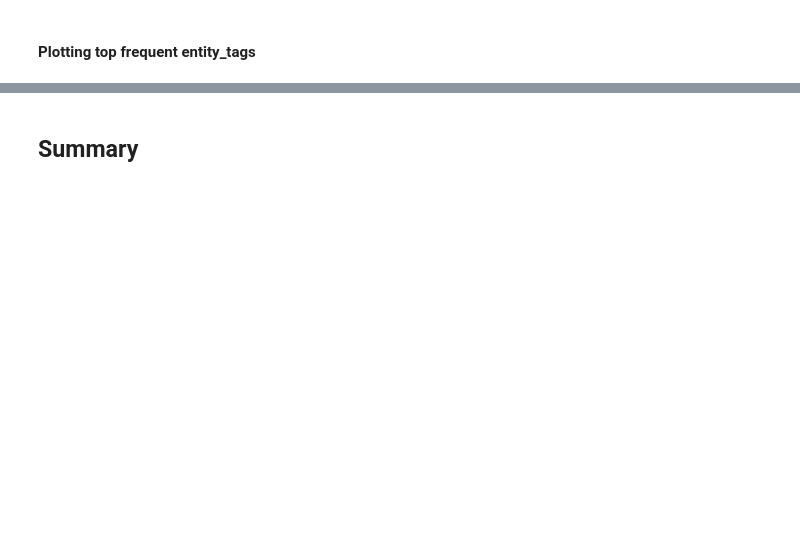
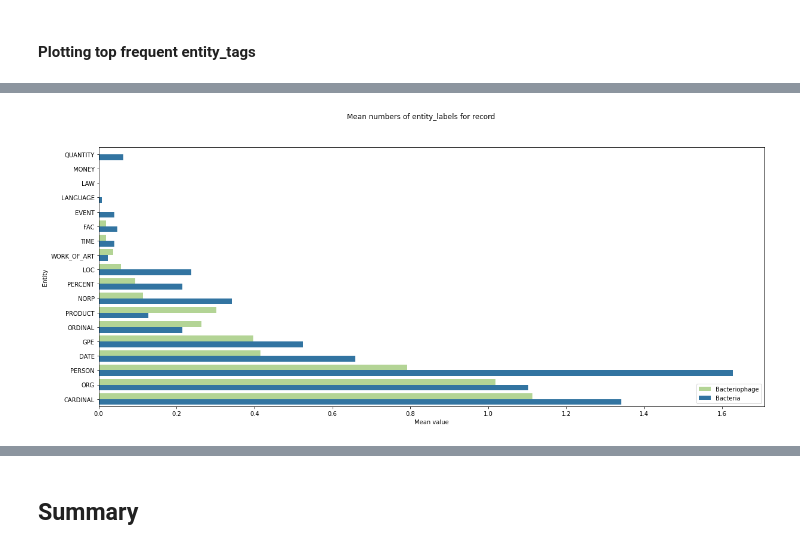
Before and after one commit to Eitams/NLP_Exercise, a Jupyter notebook: NLP_EDA.ipynb, the cells around one changed output, grey strips where cells are left out. Drawn from its saved outputs; the diff is of its cells as text; code cells hidden in the pictures; blank space fills up the shorter version.

```diff
--- a/NLP_EDA.ipynb
+++ b/NLP_EDA.ipynb
@@ -602,0 +543,17 @@ We should look for a different model which fit better with our type of data or c
+# %%
+df["entity_types"] = df["entity_tags"].apply(lambda x: entity_count(x))
+ner_labels = list(nlp.get_pipe("ner").labels)
+
+def ner_labels_bow(dic):
+  bow_list = []
+  for label in ner_labels:
+    if label in dic.keys():
+      bow_list.append(dic[label])
+    else:
+      bow_list.append(0)
+  return bow_list
+
+## Create a bag of words for the entity types (count how many entities from each type we have for each description)
+df["entity_types"] = df["entity_types"].apply(lambda x: ner_labels_bow(x))
+df[[i for i in ner_labels]] = pd.DataFrame(df.entity_types.tolist(), index= df.index) ##Create a column for each entity type
+df["entity_types"]
@@ -602,0 +573,9 @@ We should look for a different model which fit better with our type of data or c
+# %%
+## Creating a new dataframe with a calculate mean value column of the number of entities for each entity by Type
+bacteria_entity_mean = df[df["Type"]=="Bacteria"][[i for i in ner_labels]].mean().reset_index()
+bacteriophage_entity_mean = df[df["Type"]=="Bacteriophage"][[i for i in ner_labels]].mean().reset_index()
+bacteria_entity_mean["Type"]="Bacteria"
+bacteriophage_entity_mean["Type"] = "Bacteriophage"
+entity_mean = pd.concat([bacteria_entity_mean,bacteriophage_entity_mean], axis=0)
+entity_mean.columns = ["entity", "mean", "Type"]
+entity_mean.head()
@@ -602,0 +589,13 @@ We should look for a different model which fit better with our type of data or c
+# %%
+## Plot
+colors = {"Bacteria":'#1f78b4', "Bacteriophage":'#b2df8a'}
+fig, (ax1) = plt.subplots(1, figsize=(20,8))
+fig.suptitle("Mean numbers of entity_labels for record", fontsize=12)
+sns.barplot(x="mean", y="entity", hue= "Type", data=entity_mean.sort_values("mean"), ax=ax1, palette=colors)
+ax1.legend(loc='lower right')
+ax1.set_ylabel("Entity")
+ax1.set_xlabel("Mean value")
+
+plt.show()
+# %% [output]
+[figure, added]
```
Also changed, not shown: parts of 24 cells of this notebook.
